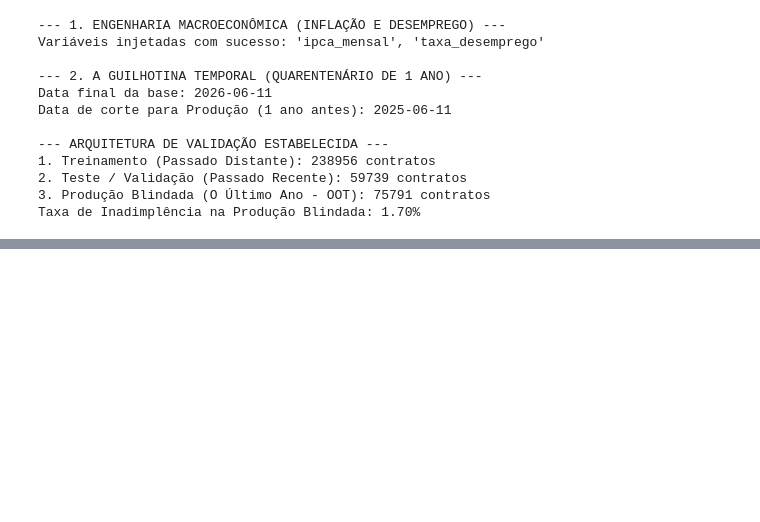
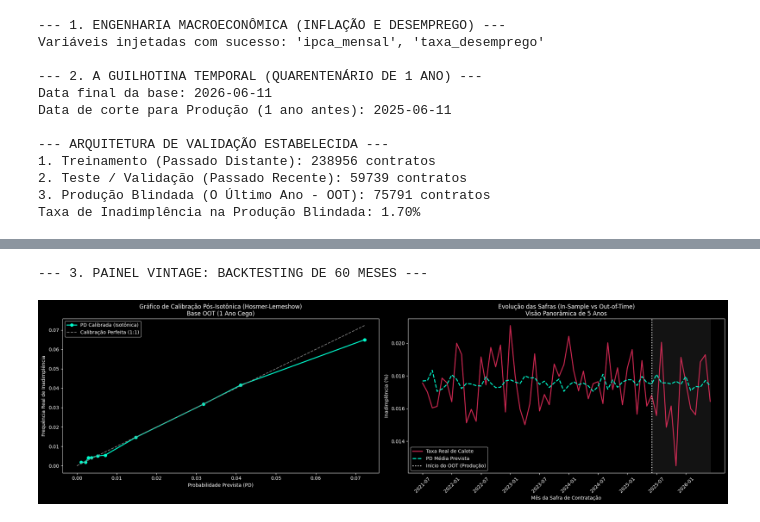
Before and after one commit to engineer-inks/ifrs9-financial-computer-ai, a Jupyter notebook: notebooks/01_estudo_clusters_portfolio.ipynb, the cells around one changed output, grey strips where cells are left out. Saved outputs shown, nothing was run; the diff lists cells and outputs as text; code cells hidden in the pictures; blank space fills up the shorter version.

```diff
--- a/notebooks/01_estudo_clusters_portfolio.ipynb
+++ b/notebooks/01_estudo_clusters_portfolio.ipynb
@@ -721,0 +784,38 @@ Taxa de Inadimplência na Produção Blindada: 1.70%
+# %%
+print("\n--- 3. PAINEL VINTAGE: BACKTESTING DE 60 MESES ---")
+
+# Agrupando a base inteira (df) por mês de safra
+backtest_full = df.groupby('mes_safra').agg(
+    Taxa_Real=('default_flag', 'mean'),
+    PD_Calibrada=('pd_calibrada', 'mean')
+).reset_index()
+backtest_full['mes_safra_str'] = backtest_full['mes_safra'].astype(str)
+
+# Gráfico 2: Backtesting 5 Anos
+ax2.plot(backtest_full['mes_safra_str'], backtest_full['Taxa_Real'], color='#ff3366', linewidth=2, label='Taxa Real de Calote', alpha=0.8)
+ax2.plot(backtest_full['mes_safra_str'], backtest_full['PD_Calibrada'], color='#00ffcc', linestyle='--', linewidth=2, label='PD Média Prevista')
+
+# A linha mágica que separa o Treino da Produção Simulada
+mes_corte = data_corte_producao.strftime('%Y-%m')
+if mes_corte in backtest_full['mes_safra_str'].values:
+    idx_corte = backtest_full[backtest_full['mes_safra_str'] == mes_corte].index[0]
+    ax2.axvline(x=idx_corte, color='white', linestyle=':', linewidth=2, label='Início do OOT (Produção)')
+
+    # Sombreando a área de OOT para destaque
+    ax2.axvspan(idx_corte, len(backtest_full)-1, color='gray', alpha=0.15)
+
+ax2.set_title("Evolução das Safras (In-Sample vs Out-of-Time)\nVisão Panorâmica de 5 Anos")
+ax2.set_xlabel("Mês da Safra de Contratação")
+ax2.set_ylabel("Inadimplência (%)")
+
+# Para não poluir o eixo X com 60 datas, mostramos a cada 6 meses
+xticks_idx = np.arange(0, len(backtest_full), 6)
+ax2.set_xticks(xticks_idx)
+ax2.set_xticklabels(backtest_full['mes_safra_str'].iloc[xticks_idx], rotation=45)
+
+ax2.legend()
+plt.tight_layout()
+plt.show()
+# %% [output]
+--- 3. PAINEL VINTAGE: BACKTESTING DE 60 MESES ---
+[figure, added]
```
Also changed, not shown: parts of 3 cells of this notebook.
